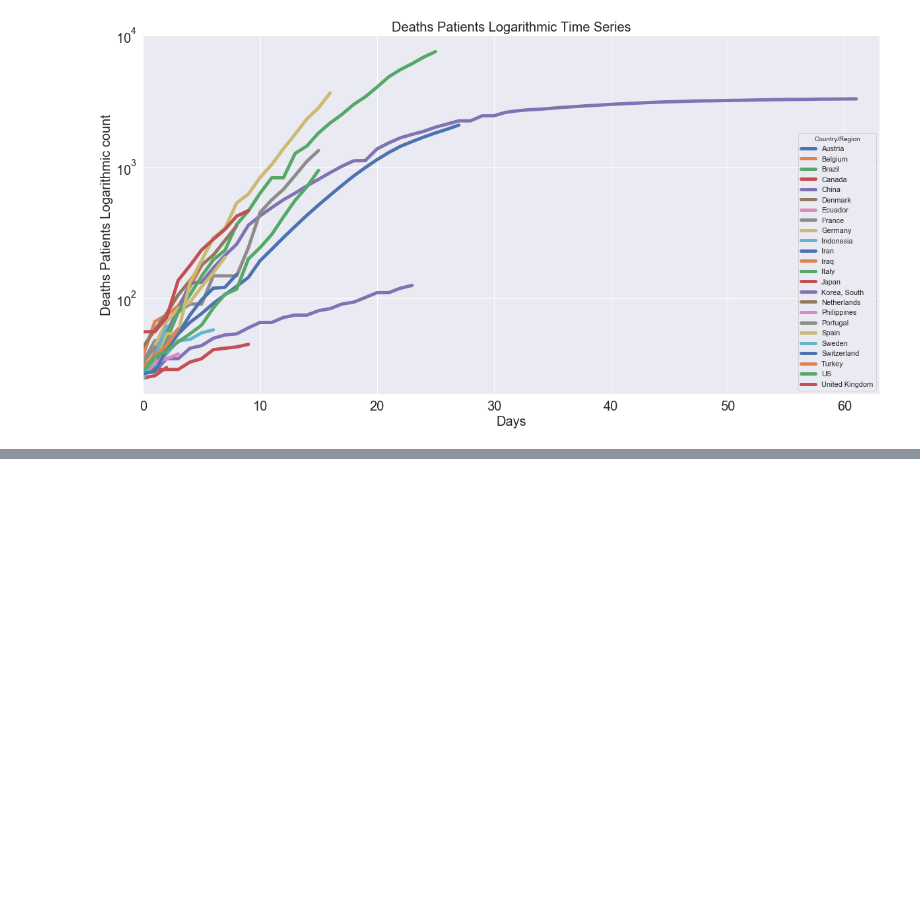
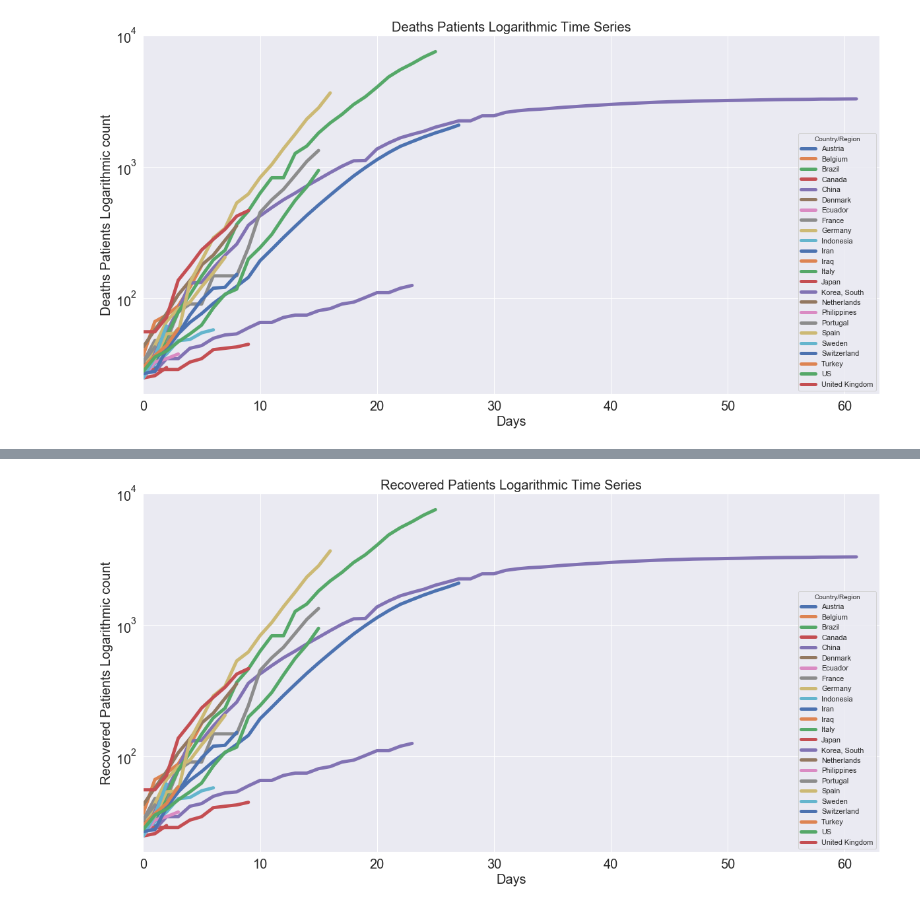
Before and after one commit to datacamp/COVID-19-EDA-tutorial, a Jupyter notebook: notebooks/1-COVID-19-EDA-solution.ipynb, the cells around one changed output, grey strips where cells are left out. Cells and saved outputs as stored; diff of their text form; code cells hidden in the pictures; blank space fills up the shorter version.

```diff
--- a/notebooks/1-COVID-19-EDA-solution.ipynb
+++ b/notebooks/1-COVID-19-EDA-solution.ipynb
@@ -252,0 +357,8 @@ plt.title('Deaths Patients Logarithmic Time Series', fontsize=20);
+# %%
+# Plot time series of several countries of interest
+df2.plot(figsize=(20,10), linewidth=5, fontsize=20, logy=True)
+plt.xlabel('Days', fontsize=20);
+plt.ylabel('Recovered Patients Logarithmic count', fontsize=20);
+plt.title('Recovered Patients Logarithmic Time Series', fontsize=20);
+# %% [output]
+[figure, added]
```
Also changed, not shown: parts of 11 cells of this notebook.
